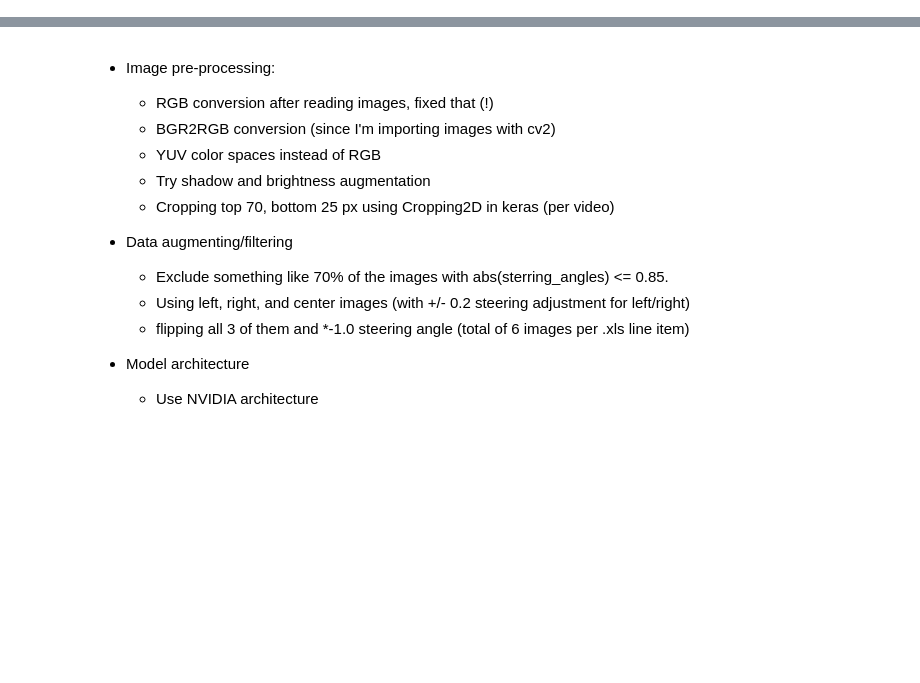
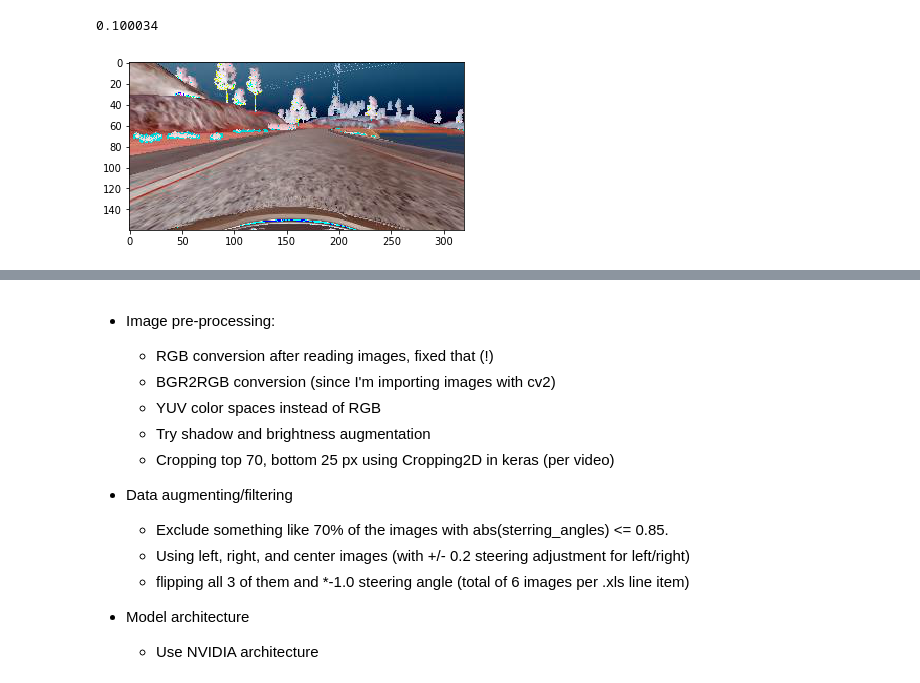
Before and after one commit to sdegryze/CarND-Behavioral-Cloning-P3, a Jupyter notebook: Project 3 - Behavioral Cloning.ipynb, the cells around one changed output, grey strips where cells are left out. Drawn from its saved outputs; the diff is of its cells as text; code cells hidden in the pictures; blank space fills up the shorter version.

```diff
--- a/Project 3 - Behavioral Cloning.ipynb
+++ b/Project 3 - Behavioral Cloning.ipynb
@@ -110,5 +110,15 @@ def get_data_generator(csv_data, batch_size=32, flip=False, all_angles=False):
             # reset the index so that we can cycle over the csv_data again
             batch_nr = 0
         yield X_batch, y_batch
+# %%
+line_gen = get_data_generator(train_lines, batch_size=2000, flip=False, all_angles=False)
+X_data, y_data = next(line_gen)
+# %%
+idx = 185
+plt.imshow(X_data[idx])
+y_data[idx]
+# %% [output]
+0.100034
+[figure, added]
 # %%
 from keras.models import Sequential
```
Also changed, not shown: parts of 8 cells of this notebook, 2 other files.
